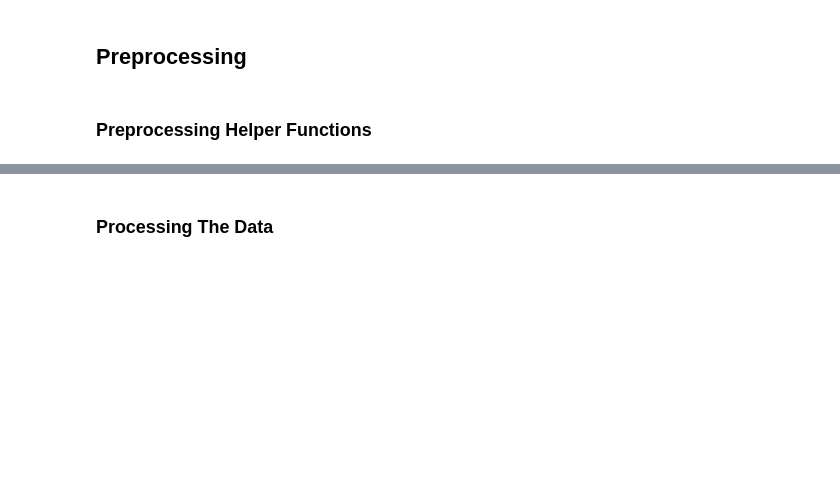
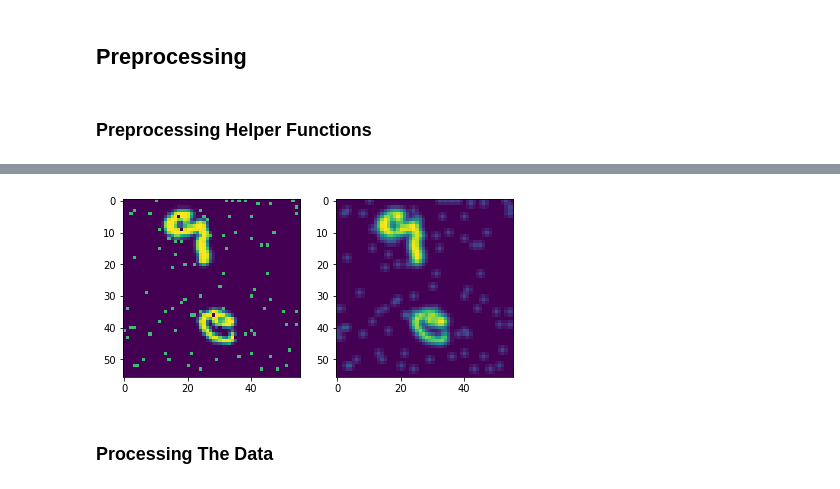
Before and after one commit to shubymao/comp551-p3, a Jupyter notebook: Project_3_Notebook.ipynb, the cells around one changed output, grey strips where cells are left out. Saved outputs shown, nothing was run; the diff lists cells and outputs as text; code cells hidden in the pictures; blank space fills up the shorter version.

```diff
--- a/Project_3_Notebook.ipynb
+++ b/Project_3_Notebook.ipynb
@@ -87,9 +92,14 @@ def generate_random_rotation(image_tensor, num):
-# %%
-def generate_random_sharpness(image_tensor, num):
-  sharpness = random.uniform(0.5, 1.5)
-  outputs = []
-  for _ in range(num):
-    outputs.append(TF.adjust_sharpness(image_tensor, sharpness))
-  return outputs
+# %%
+def generate_random_blur(image_tensor, blur_kernal = [1]):
+  outputs = []
+  for k in blur_kernal:
+    outputs.append(TF.gaussian_blur(image_tensor, [k,k]))
+  return outputs
+
+sample_tensor = torch.from_numpy(training_data[0,None]).float()
+sharp_tensor = generate_random_sharpness(sample_tensor,1)[0]
+img_grid(1,2,[sample_tensor[0],sharp_tensor[0]])
+# %% [output]
+[figure, added]
 # %%
 # transform all data to the output format
```
Also changed, not shown: parts of 3 cells of this notebook.
